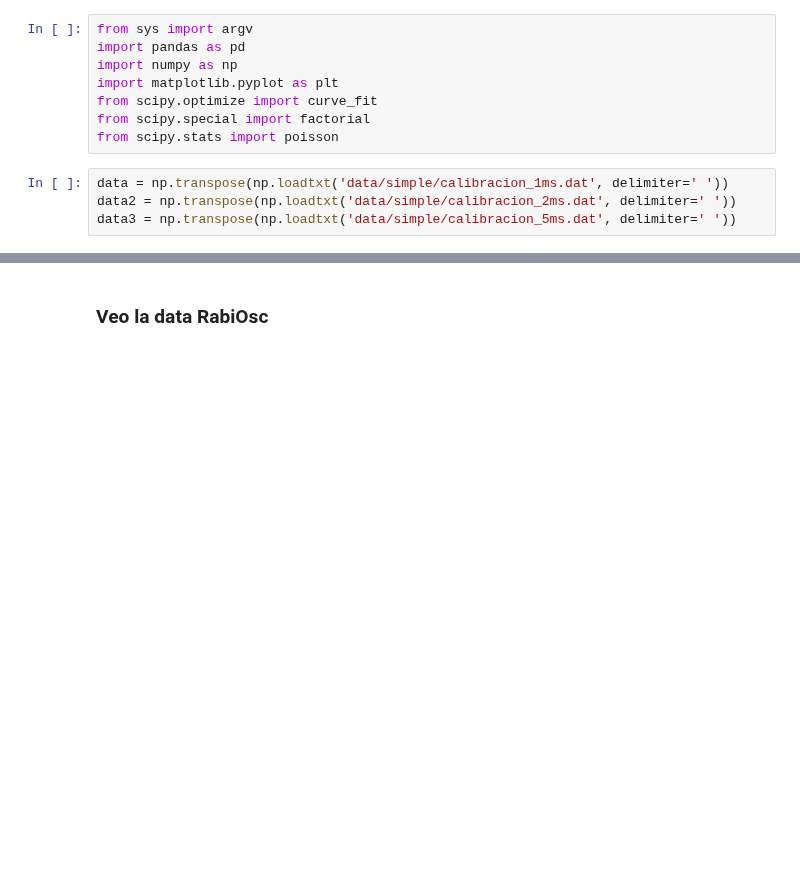
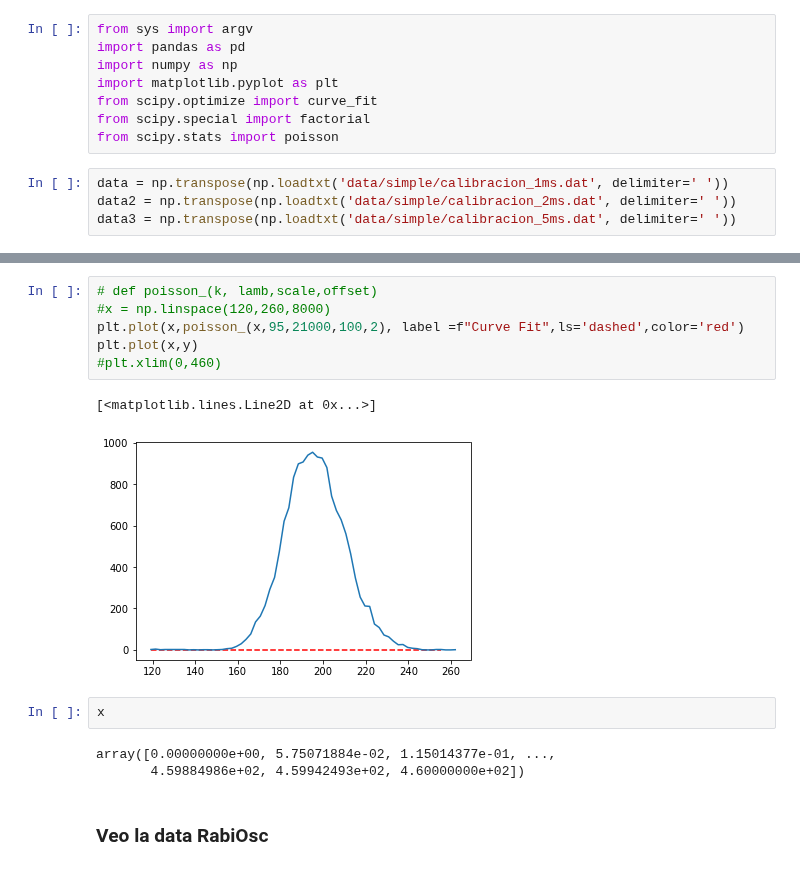
Before and after one commit to LunaKadysz/Laboratorio-4, a Jupyter notebook: PracticaEspecial/Rabi/PlotsDataSimple.ipynb, the cells around one changed output, grey strips where cells are left out. Cells and saved outputs as stored; diff of their text form; blank space fills up the shorter version.

```diff
--- a/PracticaEspecial/Rabi/PlotsDataSimple.ipynb
+++ b/PracticaEspecial/Rabi/PlotsDataSimple.ipynb
@@ -77,3 +93,17 @@ param_o, param_cov_o = curve_fit(poisson_(),p0[4,10,0,0])
+# %%
+# def poisson_(k, lamb,scale,offset)
+#x = np.linspace(120,260,8000)
+plt.plot(x,poisson_(x,95,21000,100,2), label =f"Curve Fit",ls='dashed',color='red')
+plt.plot(x,y)
+#plt.xlim(0,460)
+# %% [output]
+[<matplotlib.lines.Line2D at 0x...>]
+[figure, added]
+# %%
+x
+# %% [output]
+array([0.00000000e+00, 5.75071884e-02, 1.15014377e-01, ...,
+       4.59884986e+02, 4.59942493e+02, 4.60000000e+02])
 # %% [markdown]
 ### Veo la data RabiOsc
 # %%
```
Also changed, not shown: parts of 3 cells of this notebook.
